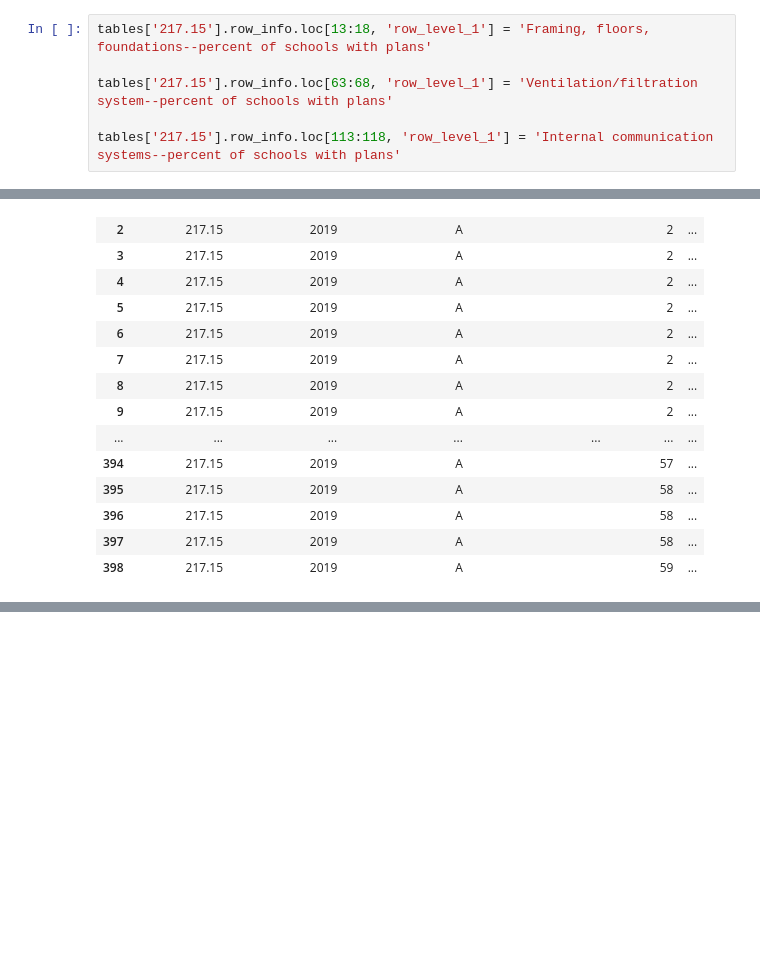
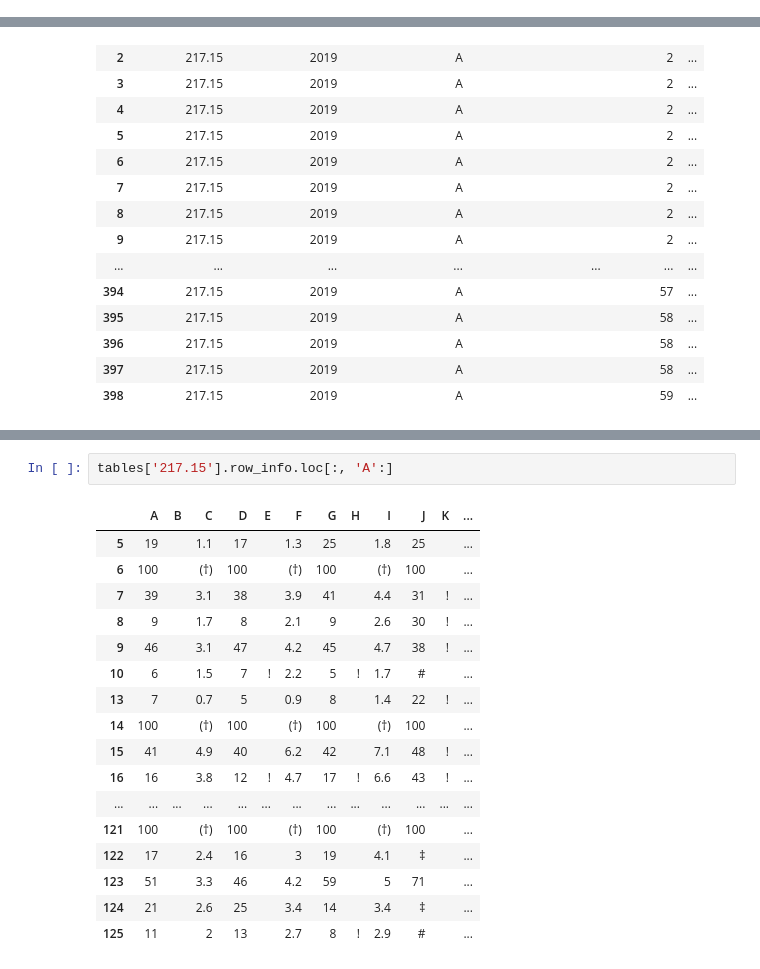
Before and after one commit to toltman/table_scraping, a Jupyter notebook: Table Scraping 8-Copy2.ipynb, the cells around one changed output, grey strips where cells are left out. Saved outputs shown, nothing was run; the diff lists cells and outputs as text; blank space fills up the shorter version.

```diff
--- a/Table Scraping 8-Copy2.ipynb
+++ b/Table Scraping 8-Copy2.ipynb
@@ -383,12 +383,6 @@ tables['217.15'].row_info
 | 123 | 217.15 | 2019 | A |  | 100 | Technology infrastructure--percen... | ... |
 | 124 | 217.15 | 2019 | A |  | 101 | Technology infrastructure--percen... | ... |
 | 125 | 217.15 | 2019 | A |  | 102 | Technology infrastructure--percen... | ... |
-# %%
-tables['217.15'].row_info.loc[13:18, 'row_level_1'] = 'Framing, floors, foundations--percent of schools with plans'
-
-tables['217.15'].row_info.loc[63:68, 'row_level_1'] = 'Ventilation/filtration system--percent of schools with plans'
-
-tables['217.15'].row_info.loc[113:118, 'row_level_1'] = 'Internal communication systems--percent of schools with plans'
 # %%
 tables['217.15'].col_info
 # %% [output]
@@ -507,0 +442,20 @@ tables['318.45'].row_info
+# %%
+tables['217.15'].row_info.loc[:, 'A':]
+# %% [output]
+|  | A | B | C | D | E | F | G | H | I | J | K | ... |
+| 5 | 19 |  | 1.1 | 17 |  | 1.3 | 25 |  | 1.8 | 25 |  | ... |
+| 6 | 100 |  | (†) | 100 |  | (†) | 100 |  | (†) | 100 |  | ... |
+| 7 | 39 |  | 3.1 | 38 |  | 3.9 | 41 |  | 4.4 | 31 | ! | ... |
+| 8 | 9 |  | 1.7 | 8 |  | 2.1 | 9 |  | 2.6 | 30 | ! | ... |
+| 9 | 46 |  | 3.1 | 47 |  | 4.2 | 45 |  | 4.7 | 38 | ! | ... |
+| 10 | 6 |  | 1.5 | 7 | ! | 2.2 | 5 | ! | 1.7 | # |  | ... |
+| 13 | 7 |  | 0.7 | 5 |  | 0.9 | 8 |  | 1.4 | 22 | ! | ... |
+| 14 | 100 |  | (†) | 100 |  | (†) | 100 |  | (†) | 100 |  | ... |
+| 15 | 41 |  | 4.9 | 40 |  | 6.2 | 42 |  | 7.1 | 48 | ! | ... |
+| 16 | 16 |  | 3.8 | 12 | ! | 4.7 | 17 | ! | 6.6 | 43 | ! | ... |
+| ... | ... | ... | ... | ... | ... | ... | ... | ... | ... | ... | ... | ... |
+| 121 | 100 |  | (†) | 100 |  | (†) | 100 |  | (†) | 100 |  | ... |
+| 122 | 17 |  | 2.4 | 16 |  | 3 | 19 |  | 4.1 | ‡ |  | ... |
+| 123 | 51 |  | 3.3 | 46 |  | 4.2 | 59 |  | 5 | 71 |  | ... |
+| 124 | 21 |  | 2.6 | 25 |  | 3.4 | 14 |  | 3.4 | ‡ |  | ... |
+| 125 | 11 |  | 2 | 13 |  | 2.7 | 8 | ! | 2.9 | # |  | ... |
```
Also changed, not shown: parts of 8 cells of this notebook, 1 other file.
